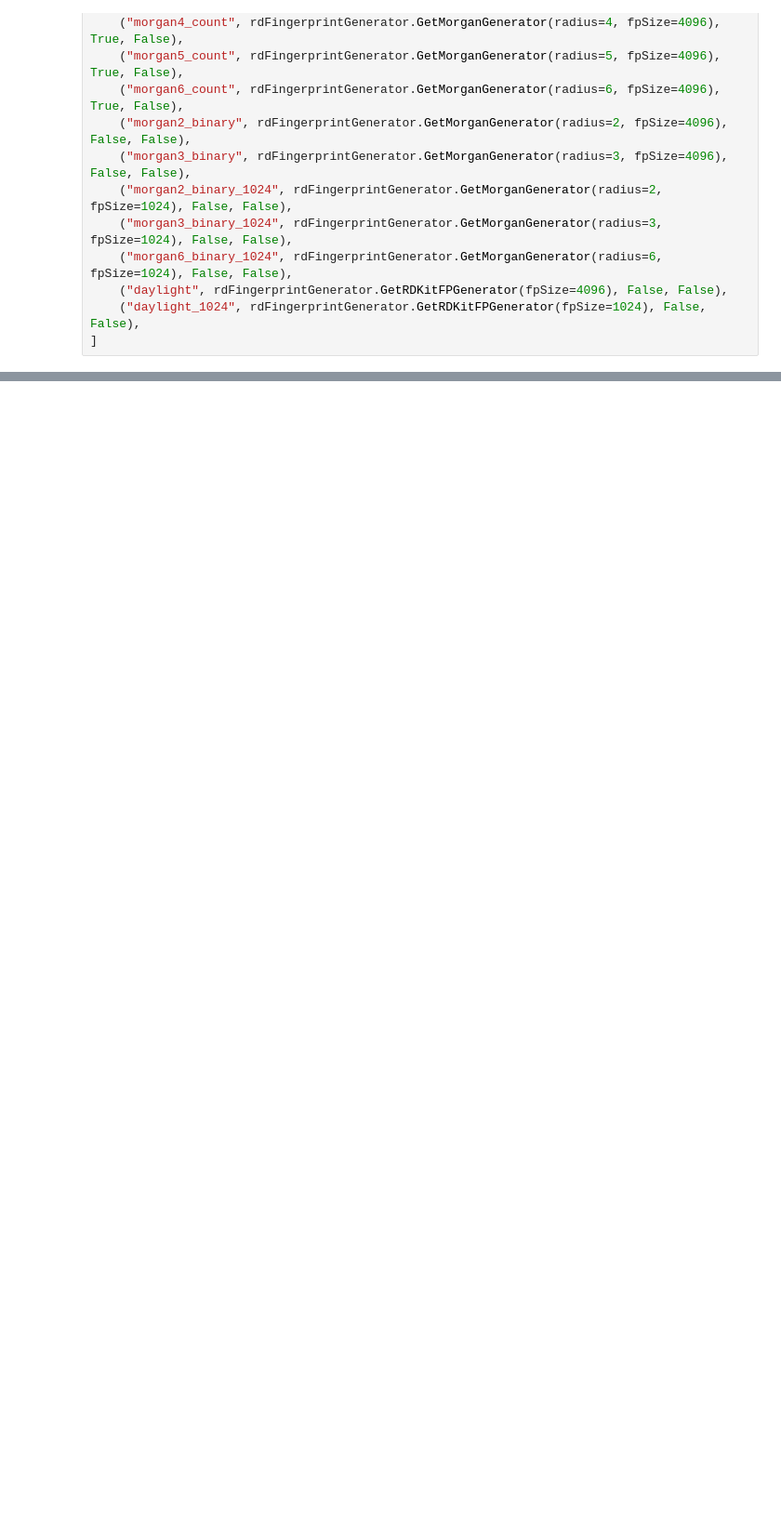
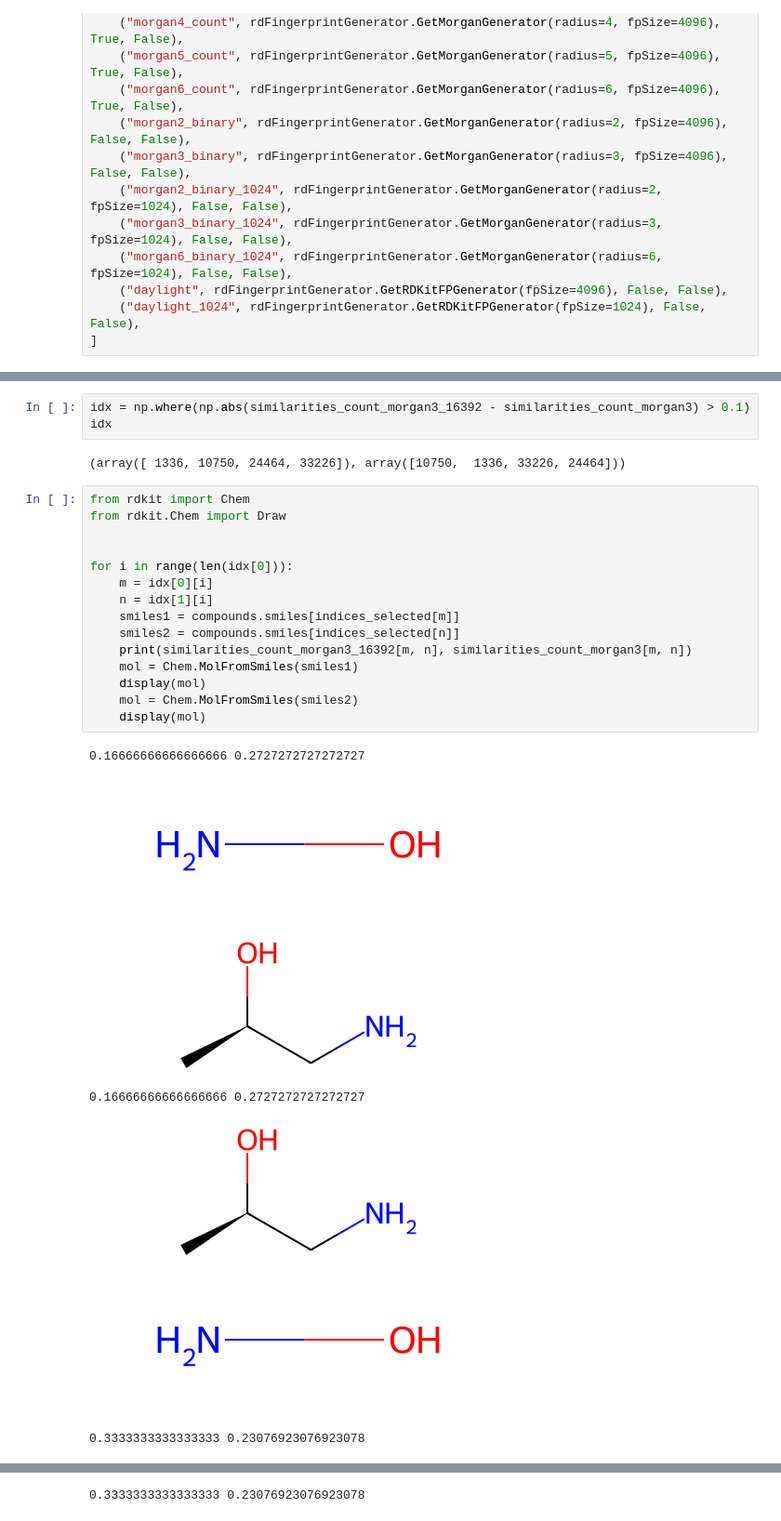
Before and after one commit to florian-huber/molecular_fingerprint_comparisons, a Jupyter notebook: notebooks/fingerprint_analysis_02_similarities.ipynb, the cells around one changed output, grey strips where cells are left out. Shown at 93% size. Drawn from its saved outputs; the diff is of its cells as text; blank space fills up the shorter version.

```diff
--- a/notebooks/fingerprint_analysis_02_similarities.ipynb
+++ b/notebooks/fingerprint_analysis_02_similarities.ipynb
@@ -129,0 +239,28 @@ NameError: name 'fingerprints' is not defined
+# %%
+idx = np.where(np.abs(similarities_count_morgan3_16392 - similarities_count_morgan3) > 0.1)
+idx
+# %% [output]
+(array([ 1336, 10750, 24464, 33226]), array([10750,  1336, 33226, 24464]))
+# %%
+from rdkit import Chem
+from rdkit.Chem import Draw
+
+
+for i in range(len(idx[0])):
+    m = idx[0][i]
+    n = idx[1][i]
+    smiles1 = compounds.smiles[indices_selected[m]]
+    smiles2 = compounds.smiles[indices_selected[n]]
+    print(similarities_count_morgan3_16392[m, n], similarities_count_morgan3[m, n])
+    mol = Chem.MolFromSmiles(smiles1)
+    display(mol)
+    mol = Chem.MolFromSmiles(smiles2)
+    display(mol)
+# %% [output]
+0.16666666666666666 0.2727272727272727
+[figure, added]
+[figure, added]
+0.16666666666666666 0.2727272727272727
+[figure, added]
+[figure, added]
+0.3333333333333333 0.23076923076923078
@@ -129,0 +269 @@ NameError: name 'fingerprints' is not defined
+0.3333333333333333 0.23076923076923078
```
Also changed, not shown: parts of 55 cells of this notebook.
